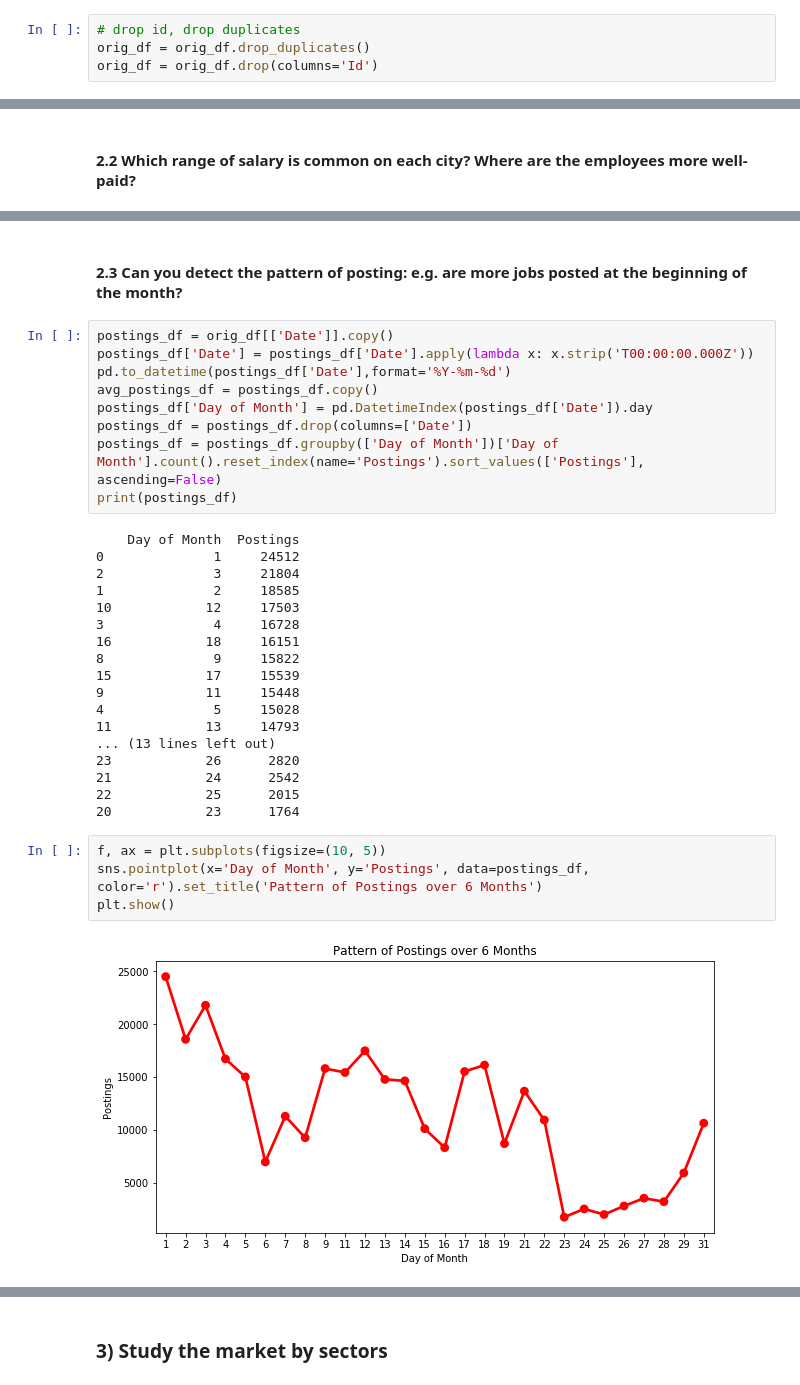
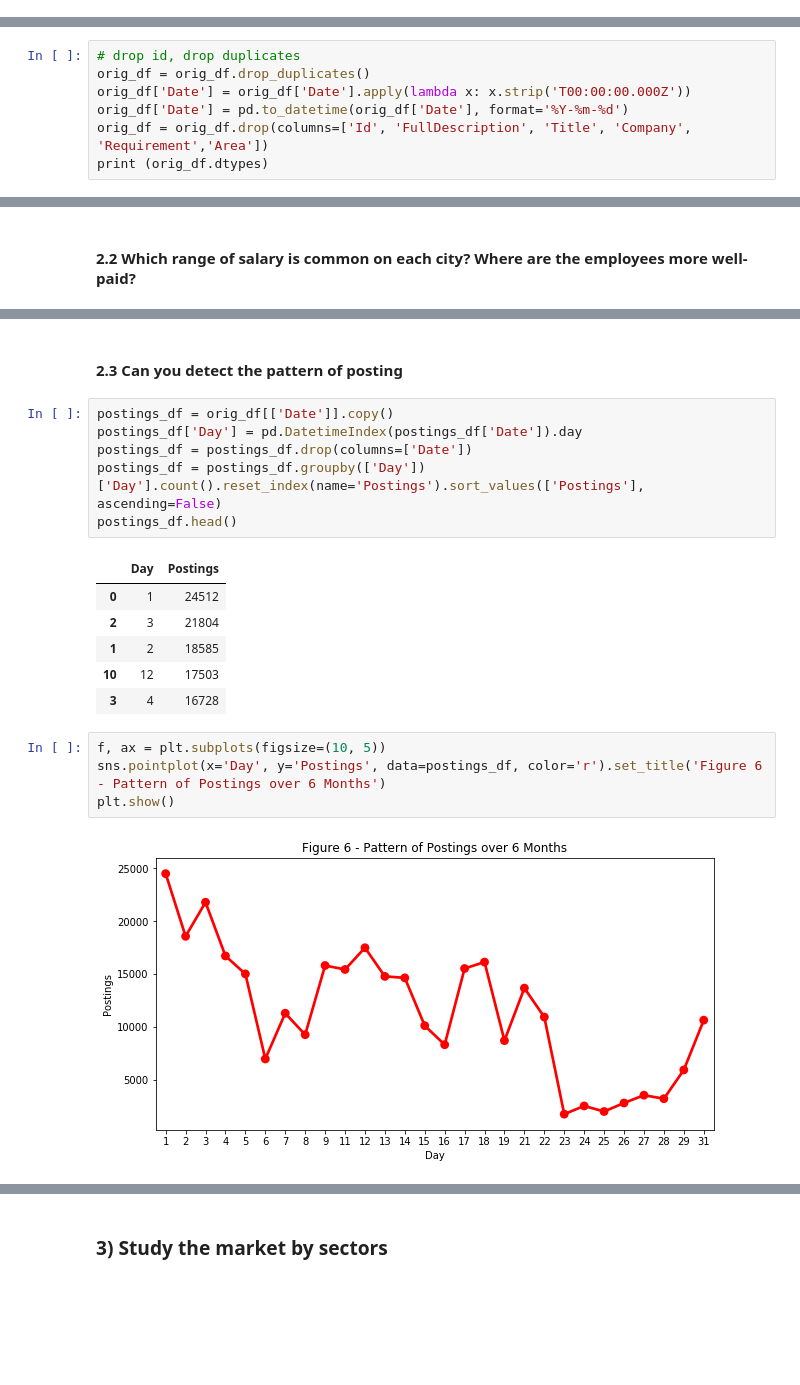
Before and after one commit to natnicha143/BDA-Assignment, a Jupyter notebook: Andrei_Natnicha_3803ICTAssignment.ipynb, the cells around one changed output, grey strips where cells are left out. Drawn from its saved outputs; the diff is of its cells as text; blank space fills up the shorter version.

```diff
--- a/Andrei_Natnicha_3803ICTAssignment.ipynb
+++ b/Andrei_Natnicha_3803ICTAssignment.ipynb
@@ -21,7 +33,3 @@ orig_df = pd.read_csv("data.csv")
-# %%
-# drop id, drop duplicates
-orig_df = orig_df.drop_duplicates()
-orig_df = orig_df.drop(columns='Id')
 # %%
 # take job type from title put in job type column where job type is NaN
 jTypes = ['Casual', 'Part Time', 'Full Time']
@@ -52,3 +60,10 @@ Number of Job Types Edited:  13670
 | 2 | RETAIL SALES SUPERSTARS and STYLI... | NaN |
 | 3 | Team member - Belrose | NaN |
 | 4 | Business Banking Contact Centre S... | NaN |
+# %%
+# drop id, drop duplicates
+orig_df = orig_df.drop_duplicates()
+orig_df['Date'] = orig_df['Date'].apply(lambda x: x.strip('T00:00:00.000Z'))
+orig_df['Date'] = pd.to_datetime(orig_df['Date'], format='%Y-%m-%d')
+orig_df = orig_df.drop(columns=['Id', 'FullDescription', 'Title', 'Company', 'Requirement','Area'])
+print (orig_df.dtypes)
@@ -358,36 +457,22 @@ Name: HighestSalary, dtype: int64
 # %% [markdown]
-#### 2.3 Can you detect the pattern of posting: e.g. are more jobs posted at the beginning of the month?
+#### 2.3 Can you detect the pattern of posting
 # %%
 postings_df = orig_df[['Date']].copy()
-postings_df['Date'] = postings_df['Date'].apply(lambda x: x.strip('T00:00:00.000Z'))
-pd.to_datetime(postings_df['Date'],format='%Y-%m-%d')
-avg_postings_df = postings_df.copy()
-postings_df['Day of Month'] = pd.DatetimeIndex(postings_df['Date']).day
+postings_df['Day'] = pd.DatetimeIndex(postings_df['Date']).day
 postings_df = postings_df.drop(columns=['Date'])
-postings_df = postings_df.groupby(['Day of Month'])['Day of Month'].count().reset_index(name='Postings').sort_values(['Postings'], ascending=False)
-print(postings_df)
+postings_df = postings_df.groupby(['Day'])['Day'].count().reset_index(name='Postings').sort_values(['Postings'], ascending=False)
+postings_df.head()
 # %% [output]
-    Day of Month  Postings
-0              1     24512
-2              3     21804
-1              2     18585
-10            12     17503
-3              4     16728
-16            18     16151
-8              9     15822
-15            17     15539
-9             11     15448
-4              5     15028
-11            13     14793
-... (13 lines left out)
-23            26      2820
-21            24      2542
-22            25      2015
-20            23      1764
+|  | Day | Postings |
+| 0 | 1 | 24512 |
+| 2 | 3 | 21804 |
+| 1 | 2 | 18585 |
+| 10 | 12 | 17503 |
+| 3 | 4 | 16728 |
 # %%
 f, ax = plt.subplots(figsize=(10, 5))
-sns.pointplot(x='Day of Month', y='Postings', data=postings_df, color='r').set_title('Pattern of Postings over 6 Months')
+sns.pointplot(x='Day', y='Postings', data=postings_df, color='r').set_title('Figure 6 - Pattern of Postings over 6 Months')
 plt.show()
 # %% [output]
-[figure, old version]
+[figure, new version]
 # %%
```
Also changed, not shown: parts of 71 cells of this notebook.
